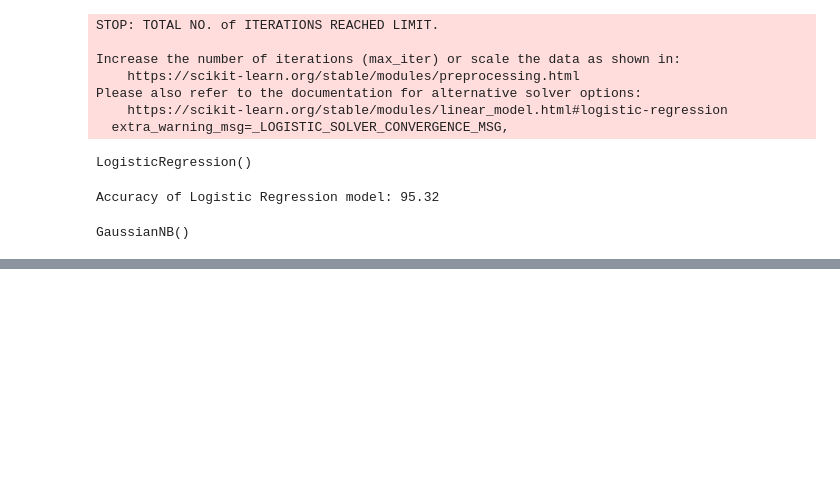
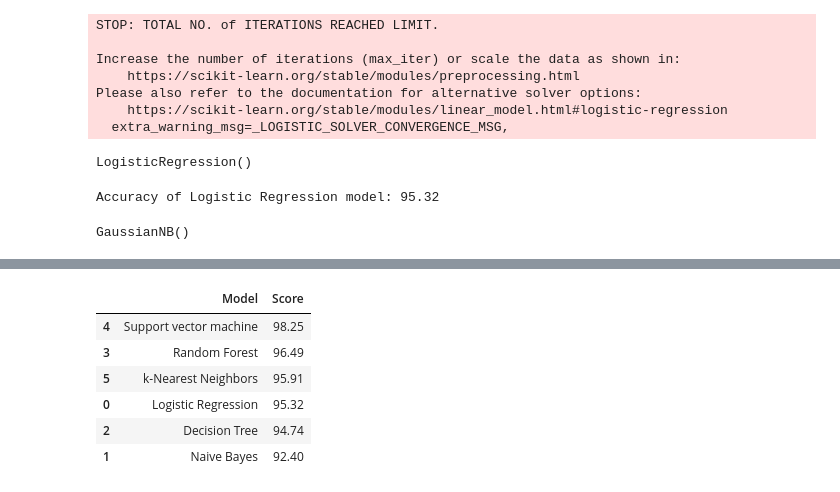
Before and after one commit to GirishHiremath/ML, a Jupyter notebook: Brest_cancer.ipynb, the cells around one changed output, grey strips where cells are left out. Cells and saved outputs as stored; diff of their text form; code cells hidden in the pictures; blank space fills up the shorter version.

Commit message:
Hyperparameter Tuning using Brest Cancer Dataset

```diff
--- a/Brest_cancer.ipynb
+++ b/Brest_cancer.ipynb
@@ -334,0 +359,3 @@ Accuracy of Logistic Regression model: 90.06
+# %%
+#Prediction on test data
+y_pred=rf.predict(x_test)
@@ -334,0 +408,5 @@ Accuracy of Logistic Regression model: 90.06
+# %%
+y_pred=svc.predict(x_test)
+#calculating the accuracy
+acc_svm=round(metrics.accuracy_score(y_test,y_pred)*100,2)
+print("Accuracy of Support vector machine model:",acc_svm)
@@ -334,0 +428,24 @@ Accuracy of Logistic Regression model: 90.06
+# %%
+# k-Nearest Neighbors
+#Importing libary of KNeighborsClassifier model
+from sklearn.neighbors import KNeighborsClassifier
+
+#Create a KNN Classifier
+knn=KNeighborsClassifier()
+
+#Hyperparameter Optimization
+parameters={
+    'n_neighbors':[3,4,5,10],
+    'weights':['uniform','distance'],
+    'algorithm':['auto','ball_tree','kd_tree','brute'],
+    'leaf_size':[10,20,30,50]
+}
+
+#Run the grid search
+grid_obj=GridSearchCV(knn,parameters)
+grid_obj=grid_obj.fit(x_train,y_train)
+
+#Set the  to the best combination of parameters
+knn=grid_obj.best_estimator_
+
+knn.fit(x_train,y_train)
@@ -334,0 +454,5 @@ Accuracy of Logistic Regression model: 90.06
+# %%
+y_pred=knn.predict(x_test)
+#calculating the accuracy
+acc_knn=round(metrics.accuracy_score(y_test,y_pred)*100,2)
+print("Accuracy of Support vector machine model:",acc_knn)
@@ -334,0 +474,14 @@ Accuracy of Logistic Regression model: 90.06
+# %%
+models=pd.DataFrame({
+    'Model':['Logistic Regression','Naive Bayes','Decision Tree','Random Forest','Support vector machine',
+             'k-Nearest Neighbors'],
+    'Score':[acc_logreg,acc_nb,acc_dt,acc_rf,acc_svm,acc_knn]})
+models.sort_values(by='Score',ascending=False)
+# %% [output]
+|  | Model | Score |
+| 4 | Support vector machine | 98.25 |
+| 3 | Random Forest | 96.49 |
+| 5 | k-Nearest Neighbors | 95.91 |
+| 0 | Logistic Regression | 95.32 |
+| 2 | Decision Tree | 94.74 |
+| 1 | Naive Bayes | 92.40 |
```
Also changed, not shown: parts of 13 cells of this notebook.
